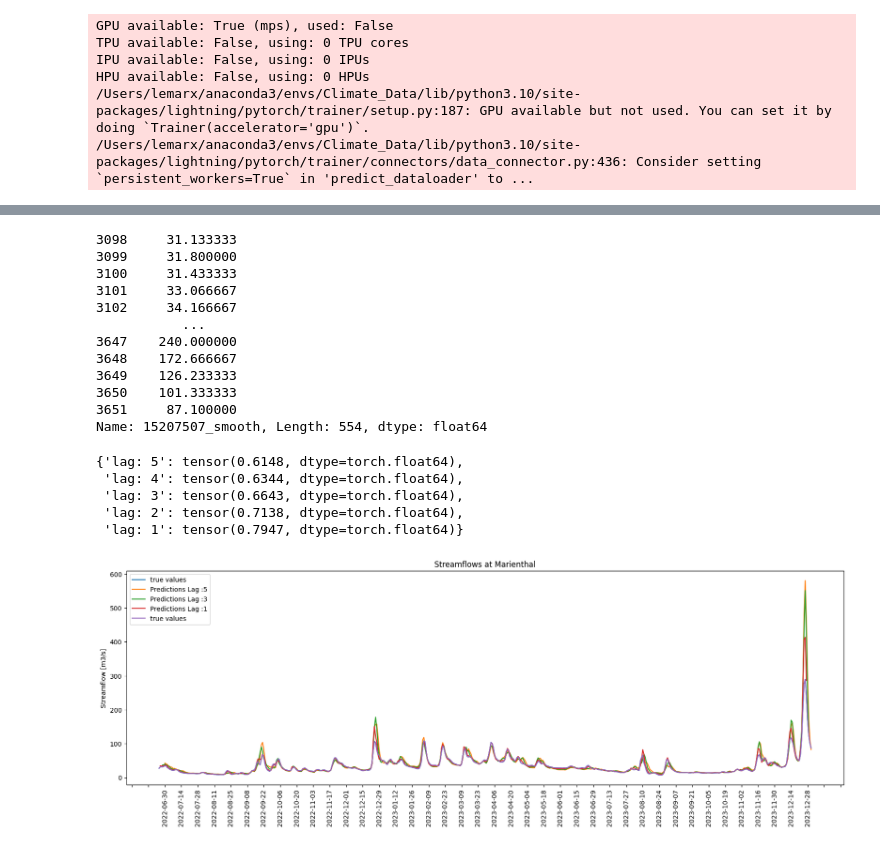
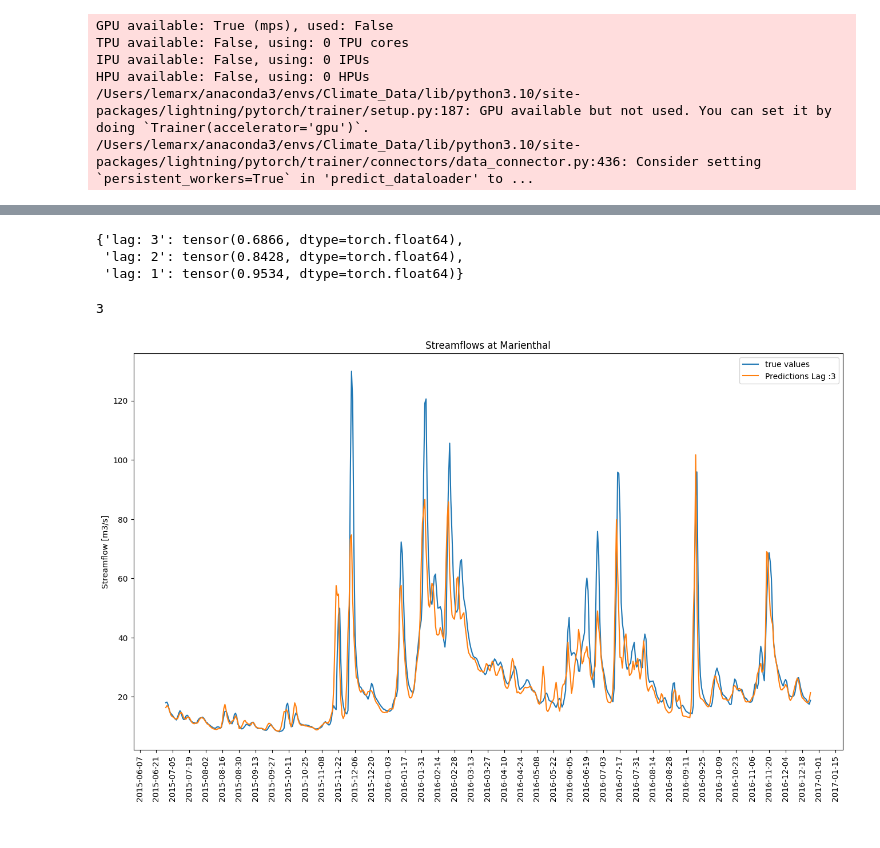
Before and after one commit to henrifnk/Seminar_ClimateNStatistics, a Jupyter notebook: work/07-hydroLSTM/notebooks/LSTM_Streamflow.ipynb, the cells around one changed output, grey strips where cells are left out. Drawn from its saved outputs; the diff is of its cells as text; code cells hidden in the pictures.

Commit message:
experiment lead_time 2 needs to be redone because of erronious kge computation

```diff
--- a/work/07-hydroLSTM/notebooks/LSTM_Streamflow.ipynb
+++ b/work/07-hydroLSTM/notebooks/LSTM_Streamflow.ipynb
@@ -219,7 +259,7 @@ class LSTMModel(AutoRegressiveBaseModelWithCovariates):
                 x[:, 0, target_pos] = lagged_targets[-1]  # take most recent target (i.e. lag=1)
                 lstm_output, hidden_state = self.lstm(x, hidden_state)
                 # transform into right shape
-                prediction = self.output_layer(self.dropout_layer(lstm_output))[:, 0]  # take first timestep
+                prediction = self.output_layer(lstm_output)[:, 0]  # take first timestepself.dropout_layer(
                 return prediction, hidden_state
 
             # make predictions which are fed into next step
@@ -243,16 +283,16 @@ class LSTMModel(AutoRegressiveBaseModelWithCovariates):
 
 
 model = LSTMModel.from_dataset(training,
-                               input_size = 96,
+                               input_size = 6,
                                learning_rate = 0.001,
                                n_layers=1,
                                hidden_size = 128,
                                loss = MAE(),
-                               dropout = 0.3,
+                               dropout = 0.2,
                                optimizer = 'adam',
                                reduce_on_plateau_patience = 7,
-                               reduce_on_plateau_min_lr = 0.00001,
-                               weight_decay = 0.003
+                               reduce_on_plateau_min_lr = 0.00005,
+                               weight_decay = 0.001
                                )
 # %% [output]
 /Users/lemarx/anaconda3/envs/Climate_Data/lib/python3.10/site-packages/lightning/pytorch/utilities/parsing.py:199: Attribute 'loss' is an instance of `nn.Module` and is already saved during checkpoint ...
@@ -267,11 +307,12 @@ model = LSTMModel.from_dataset(training,
 # %%
 trainer = pl.Trainer(
     accelerator="auto",
-    max_epochs=100,
+    max_epochs=250,
+    log_every_n_steps=17,
     # callbacks=[early_stopping_callback],
     # clipping gradients is a hyperparameter and important to prevent divergance
     # of the gradient for recurrent neural networks
-    gradient_clip_val=0.2,
+    gradient_clip_val=0.1,
 )
 # %% [output]
 GPU available: True (mps), used: True
@@ -312,5 +347,5 @@ best_lstm = LSTMModel.load_from_checkpoint(best_model_path)#os.path.join(best_mo
 # %%
-test = TimeSeriesDataSet.from_dataset(training,data,min_prediction_idx = val_cutoff,stop_randomization=True)
-test_dataloader = test.to_dataloader(train=False, batch_size=5, num_workers=2)
+test = TimeSeriesDataSet.from_dataset(training,data[:test_cutoff-2],min_prediction_idx= val_cutoff,stop_randomization=True)
+test_dataloader = test.to_dataloader(train=False, batch_size=1, num_workers=2)
 len(test)
 # %% [output]
@@ -347,18 +362,3 @@ tensor([ 34.5982,  33.9790,  34.9501,  33.7773,  37.2153,  35.2276,  34.9819,
-# %%
-stream['15207507_smooth'].iloc[val_cutoff:]
-# %% [output]
-3098     31.133333
-3099     31.800000
-3100     31.433333
-3101     33.066667
-3102     34.166667
-           ...
-3647    240.000000
-3648    172.666667
-3649    126.233333
-3650    101.333333
-3651     87.100000
-Name: 15207507_smooth, Length: 554, dtype: float64
 # %%
 def kge(inputs,targets):
     r = torch.corrcoef(torch.stack((inputs.squeeze(),targets)))[0][1]
@@ -370,14 +370,12 @@ def kge(inputs,targets):
 results = {}
 for i in range(predictions.output.size(1)):
     if i == 0:
-        results[f"lag: {max_pred_len - i }"] = kge(torch.tensor(stream['15207507_smooth'].iloc[val_cutoff+4 :].values),predictions.output[:,max_pred_len-i-1])
+        results[f"lag: {max_pred_len - i }"] = kge(torch.tensor(stream['15207507'].iloc[val_cutoff :test_cutoff- max_pred_len+1].values),predictions.output[:,max_pred_len-i-1])
         continue
-    results[f"lag: {max_pred_len - i}"] = kge(torch.tensor(stream['15207507_smooth'].iloc[val_cutoff+4 - i:-i].values),predictions.output[:,max_pred_len-i-1])
+    results[f"lag: {max_pred_len - i}"] = kge(torch.tensor(stream['15207507'].iloc[val_cutoff :test_cutoff-max_pred_len+1].values),predictions.output[:,max_pred_len-i-1])
 
 results
 # %% [output]
-{'lag: 5': tensor(0.6148, dtype=torch.float64),
- 'lag: 4': tensor(0.6344, dtype=torch.float64),
- 'lag: 3': tensor(0.6643, dtype=torch.float64),
- 'lag: 2': tensor(0.7138, dtype=torch.float64),
- 'lag: 1': tensor(0.7947, dtype=torch.float64)}
+{'lag: 3': tensor(0.6866, dtype=torch.float64),
+ 'lag: 2': tensor(0.8428, dtype=torch.float64),
+ 'lag: 1': tensor(0.9534, dtype=torch.float64)}
@@ -384,37 +385,37 @@ results
+# %%
+max_pred_len
+# %% [output]
+3
 # %%
 import matplotlib.dates as mdates
 
 
-stream_plot = stream.set_index('Datum')
+# stream_plot = stream.set_index('Datum')
+stream_plot = stream.copy()
 predictions_np = predictions.output[:,max_pred_len-1].numpy()#[:,max_pred_len-1]
 # true_values_np = predictions.y[0].view(-1, 1).squeeze().numpy()
 
 # Plotting
 
-plt.figure(figsize=(20, 6))
+plt.figure(figsize=(16, 9))
 
 
-plt.plot(stream_plot.index[-550 - max_pred_len:],stream_plot['15207507_smooth'].iloc[-550 - max_pred_len:].values,  label = 'true values')
+plt.plot(stream_plot.index[val_cutoff:test_cutoff- max_pred_len+1],stream_plot['15207507'].iloc[val_cutoff :test_cutoff - max_pred_len + 1].values,  label = 'true values')
 
-for i in range(0,5,2):
+for i in range(0,predictions.output.size(1)-2,1):
     predictions_np = predictions.output[:,max_pred_len-i-1].numpy()
     if i == 0:
-        plt.plot(stream_plot.index[-550:],predictions_np, label=f"Predictions Lag :{max_pred_len-i}")
+        plt.plot(stream_plot.index[val_cutoff:test_cutoff- max_pred_len+1],predictions_np, label=f"Predictions Lag :{max_pred_len}")
         continue
-    plt.plot(stream_plot.index[-550-i:-i],predictions_np, label=f"Predictions Lag :{max_pred_len-i}")
+    plt.plot(stream_plot.index[val_cutoff:test_cutoff- max_pred_len+1],predictions_np, label=f"Predictions Lag :{max_pred_len-i}")
 
-plt.plot(stream_plot.index[-550 - max_pred_len:],stream_plot['15207507_smooth'].iloc[-550 - max_pred_len:].values,  label = 'true values')
-
-# plt.plot(stream_plot.index[-184:],predictions_np, label=f"Predictions Lag :{max_pred_len-1}")
-# predictions_np = predictions.output[:,max_pred_len-5].numpy()
-# plt.plot(stream_plot.index[-184-4:-4],predictions_np, label=f"Predictions Lag :{max_pred_len-4}")
 
 plt.ylabel('Streamflow [m3/s]')
 plt.title('Streamflows at Marienthal')
 
 plt.gca().xaxis.set_major_locator(mdates.DayLocator(interval=14))
 plt.legend()
 plt.xticks(rotation=90)
 plt.show()
 # %% [output]
-[figure, old version]
+[figure, new version]
```
Also changed, not shown: parts of 17 cells of this notebook, 5 other files.
